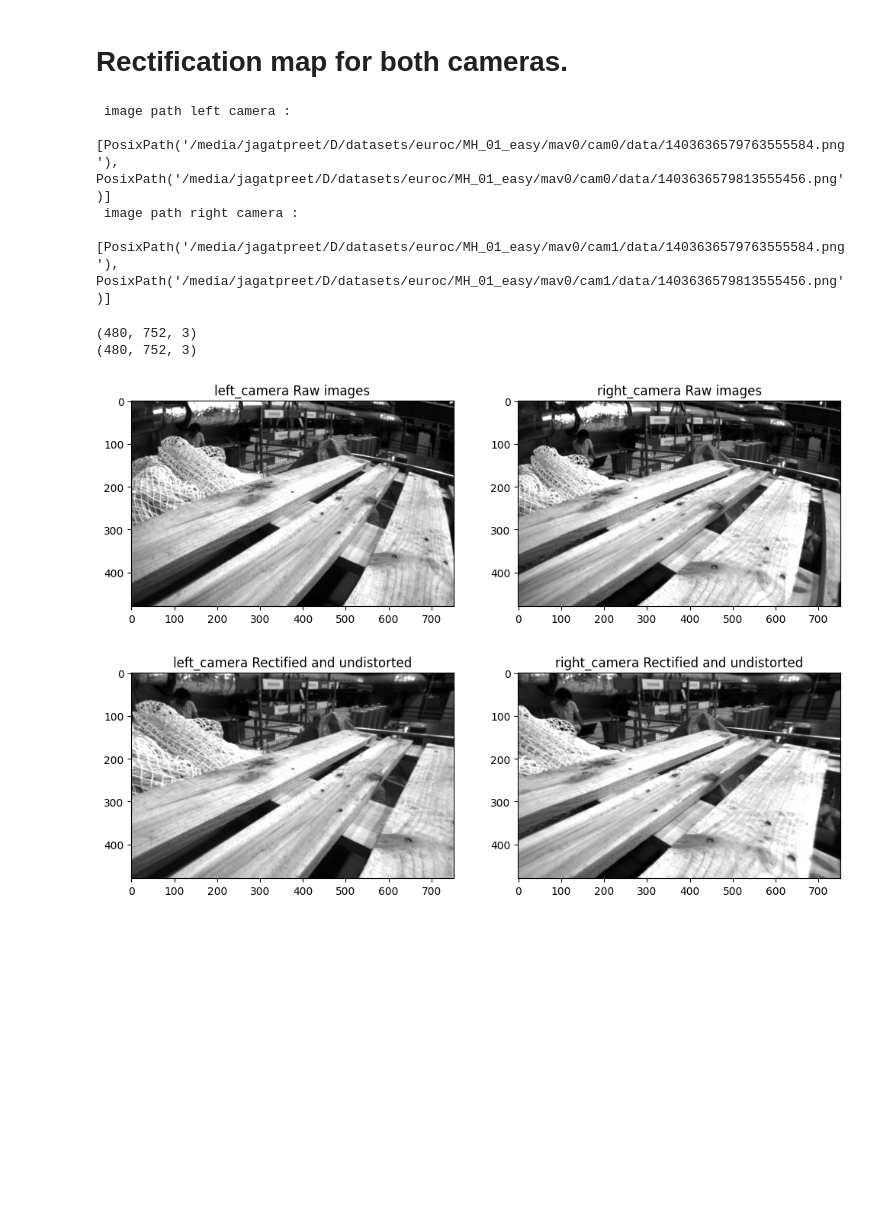
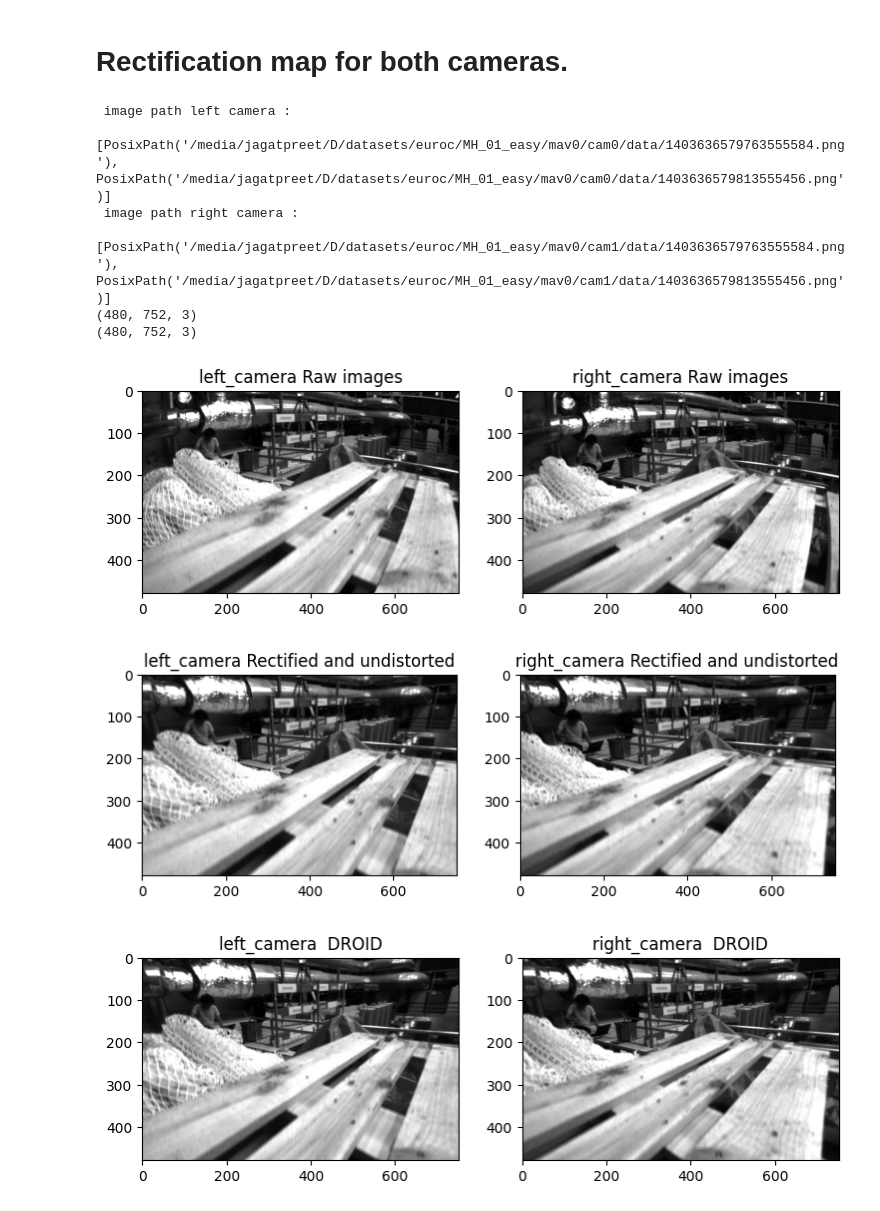
Before and after one commit to jpsnir/sensing_systems, a Jupyter notebook: stereo_cameras/stereo_system.ipynb, the cells around one changed output. Drawn from its saved outputs; the diff is of its cells as text; code cells hidden in the pictures; blank space fills up the shorter version.

Commit message:
updated and compared with droid slam parameters

```diff
--- a/stereo_cameras/stereo_system.ipynb
+++ b/stereo_cameras/stereo_system.ipynb
@@ -302,43 +302,52 @@ projective matrices euroc
 # %% [markdown]
 # Rectification map for both cameras.
 # %%
+number = 10
 map_r = cv.initUndistortRectifyMap(cam_r['k'], cam_r['d'], R_r, P_r[:3, :3], (752, 480), cv.CV_32F)
 map_l = cv.initUndistortRectifyMap(cam_l['k'], cam_l['d'], R_l, P_l[:3, :3], (752, 480), cv.CV_32F)
+
+map_r_droid = cv.initUndistortRectifyMap(cam_r['k'], cam_r['d'], cam_r['R'], cam_r['P'][:3, :3], (752, 480), cv.CV_32F)
+map_l_droid = cv.initUndistortRectifyMap(cam_l['k'], cam_l['d'], cam_l['R'], cam_l['P'][:3, :3], (752, 480), cv.CV_32F)
+
 image_paths_l = [f for f in Path(IMG_PATH).joinpath("cam0/data").iterdir() if f.is_file()]
 image_paths_r = [f for f in Path(IMG_PATH).joinpath("cam1/data").iterdir() if f.is_file()]
 image_paths_l = sorted(image_paths_l)
 image_paths_r = sorted(image_paths_r)
 print(f' image path left camera :  \n {image_paths_l[:2]}',sep='\n')
 print(f' image path right camera :  \n {image_paths_r[:2]}',sep='\n')
+# display images
+img_l = cv.imread(str(image_paths_l[number]), cv.IMREAD_COLOR)
+img_r = cv.imread(str(image_paths_r[number]), cv.IMREAD_COLOR)
+
+def show_stereo_images(img_l: np.ndarray, img_r: np.ndarray, title: str = ""):
+    fig, ax = plt.subplots(nrows=1, ncols=2, figsize=(9, 9))
+    ax[0].imshow(img_l, cmap='gray')
+    ax[0].set_title("left_camera " + title)
+    ax[1].imshow(img_r, cmap ='gray',)
+    ax[1].set_title("right_camera " + title)
+print(img_l.shape)
+show_stereo_images(img_l=img_l, img_r=img_r, title="Raw images")
+
+# rectified
+img_l_remap = cv.remap(img_l, map_l[0], map_l[1], interpolation=cv.INTER_LINEAR)
+img_r_remap = cv.remap(img_r, map_r[0], map_r[1], interpolation=cv.INTER_LINEAR)
+print(img_l_remap.shape)
+show_stereo_images(img_l=img_l_remap, img_r=img_r_remap, title="Rectified and undistorted")
+
+
+img_l_droid = cv.remap(img_l, map_l_droid[0], map_l_droid[1], interpolation=cv.INTER_LINEAR)
+img_r_droid = cv.remap(img_r, map_r_droid[0], map_r_droid[1], interpolation=cv.INTER_LINEAR)
+show_stereo_images(img_l_droid, img_r_droid, ' DROID')
 # %% [output]
  image path left camera :
  [PosixPath('/media/jagatpreet/D/datasets/euroc/MH_01_easy/mav0/cam0/data/1403636579763555584.png'), PosixPath('/media/jagatpreet/D/datasets/euroc/MH_01_easy/mav0/cam0/data/1403636579813555456.png')]
  image path right camera :
  [PosixPath('/media/jagatpreet/D/datasets/euroc/MH_01_easy/mav0/cam1/data/1403636579763555584.png'), PosixPath('/media/jagatpreet/D/datasets/euroc/MH_01_easy/mav0/cam1/data/1403636579813555456.png')]
+(480, 752, 3)
+(480, 752, 3)
+[figure, added]
+[figure, added]
+[figure, added]
-# %%
-# display images
-img_l = cv.imread(str(image_paths_l[50]), cv.IMREAD_COLOR)
-img_r = cv.imread(str(image_paths_r[50]), cv.IMREAD_COLOR)
-
-def show_stereo_images(img_l: np.ndarray, img_r: np.ndarray, title: str = ""):
-    fig, ax = plt.subplots(nrows=1, ncols=2, figsize=(12, 12))
-    ax[0].imshow(img_l, cmap='gray')
-    ax[0].set_title("left_camera " + title)
-    ax[1].imshow(img_r, cmap ='gray',)
-    ax[1].set_title("right_camera " + title)
-print(img_l.shape)
-show_stereo_images(img_l=img_l, img_r=img_r, title="Raw images")
-
-# rectified
-img_l_remap = cv.remap(img_l, map_l[0], map_l[1], interpolation=cv.INTER_LINEAR)
-img_r_remap = cv.remap(img_r, map_r[0], map_r[1], interpolation=cv.INTER_LINEAR)
-print(img_l_remap.shape)
-show_stereo_images(img_l=img_l_remap, img_r=img_r_remap, title="Rectified and undistorted")
-# %% [output]
-(480, 752, 3)
-(480, 752, 3)
-[figure, removed]
-[figure, removed]
 # %%
 # conversion to torch
 # stack basics: https://stackoverflow.com/questions/61688882/how-is-numpy-stack-different-from-numpy-v-stack-and-h-stack
```
Also changed, not shown: parts of 2 cells of this notebook.
